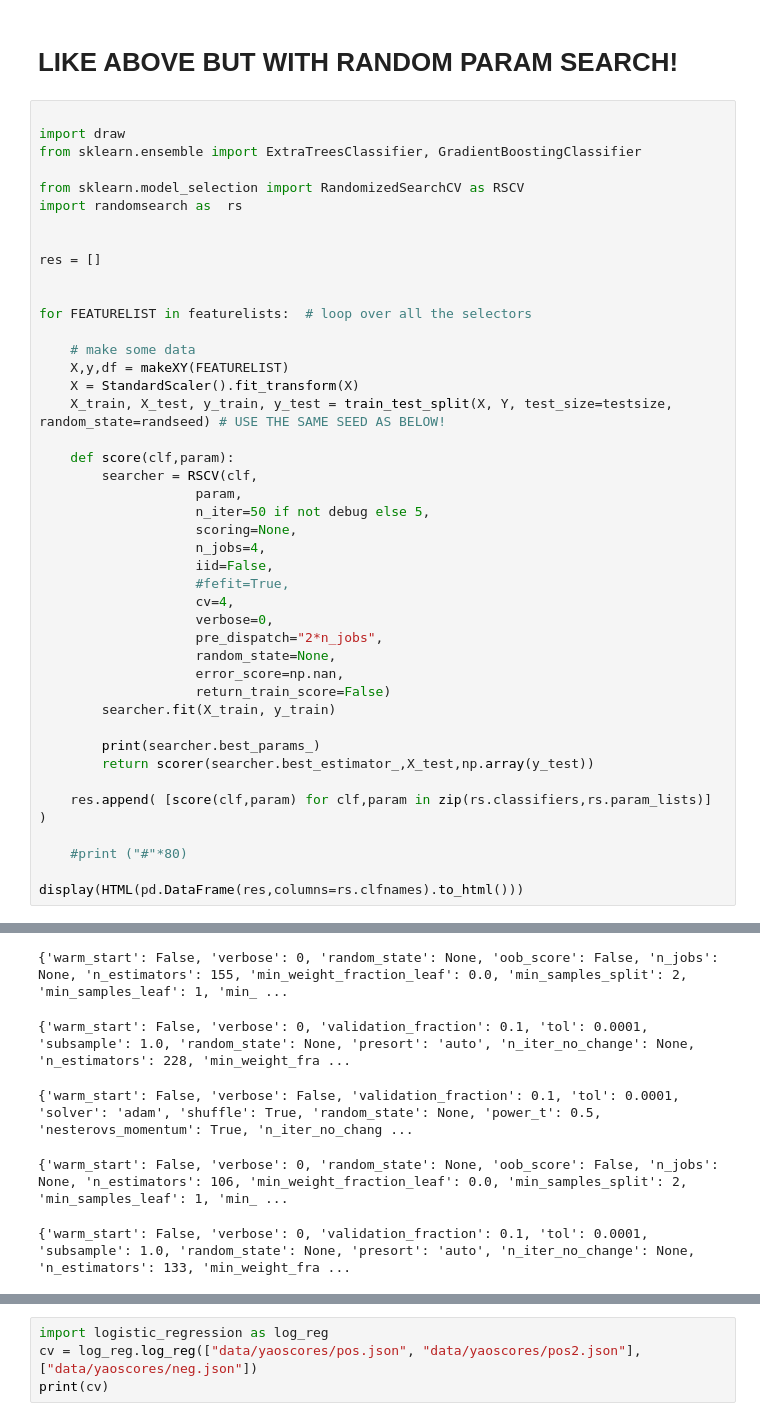
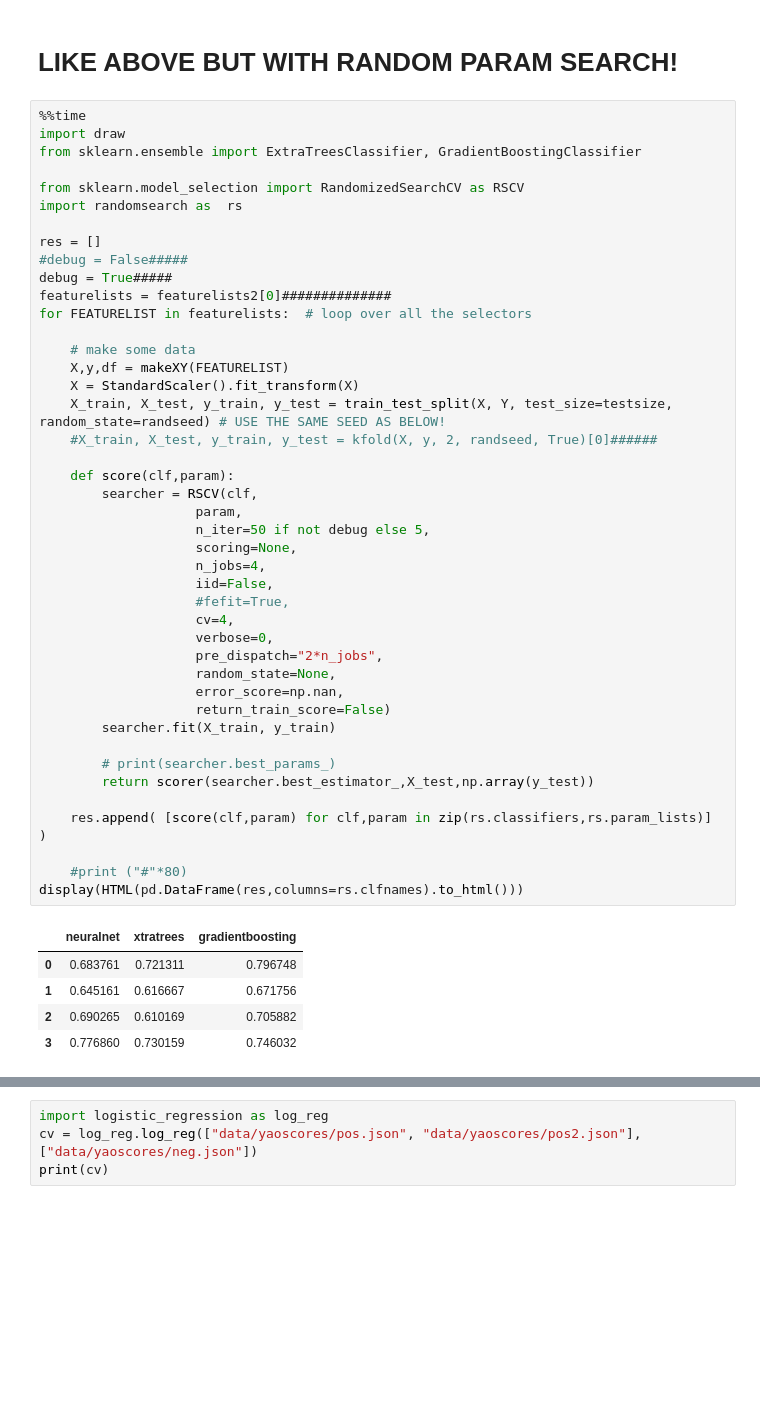
Before and after one commit to smautner/pig, a Jupyter notebook: improvedML.ipynb, the cells around one changed output, grey strips where cells are left out. Saved outputs shown, nothing was run; the diff lists cells and outputs as text; blank space fills up the shorter version.

```diff
--- a/improvedML.ipynb
+++ b/improvedML.ipynb
@@ -256,46 +245,51 @@ display(HTML(pd.DataFrame(res,columns=names).to_html()))
 # %% [markdown]
 # LIKE ABOVE BUT WITH RANDOM PARAM SEARCH!
 # %%
-
+%%time
 import draw
 from sklearn.ensemble import ExtraTreesClassifier, GradientBoostingClassifier
 
 from sklearn.model_selection import RandomizedSearchCV as RSCV
 import randomsearch as  rs
 
-
 res = []
-
-
+#debug = False#####
+debug = True#####
+featurelists = featurelists2[0]##############
 for FEATURELIST in featurelists:  # loop over all the selectors
 
     # make some data
     X,y,df = makeXY(FEATURELIST)
     X = StandardScaler().fit_transform(X)
     X_train, X_test, y_train, y_test = train_test_split(X, Y, test_size=testsize, random_state=randseed) # USE THE SAME SEED AS BELOW!
+    #X_train, X_test, y_train, y_test = kfold(X, y, 2, randseed, True)[0]######
 
     def score(clf,param):
         searcher = RSCV(clf,
                     param,
                     n_iter=50 if not debug else 5,
                     scoring=None,
                     n_jobs=4,
                     iid=False,
                     #fefit=True,
                     cv=4,
                     verbose=0,
                     pre_dispatch="2*n_jobs",
                     random_state=None,
                     error_score=np.nan,
                     return_train_score=False)
         searcher.fit(X_train, y_train)
 
-        print(searcher.best_params_)
+        # print(searcher.best_params_)
         return scorer(searcher.best_estimator_,X_test,np.array(y_test))
 
     res.append( [score(clf,param) for clf,param in zip(rs.classifiers,rs.param_lists)] )
 
     #print ("#"*80)
-
 display(HTML(pd.DataFrame(res,columns=rs.clfnames).to_html()))
 # %% [output]
+|  | neuralnet | xtratrees | gradientboosting |
+| 0 | 0.683761 | 0.721311 | 0.796748 |
+| 1 | 0.645161 | 0.616667 | 0.671756 |
+| 2 | 0.690265 | 0.610169 | 0.705882 |
+| 3 | 0.776860 | 0.730159 | 0.746032 |
@@ -303,5 +296,0 @@ display(HTML(pd.DataFrame(res,columns=rs.clfnames).to_html()))
-{'warm_start': False, 'verbose': 0, 'random_state': None, 'oob_score': False, 'n_jobs': None, 'n_estimators': 155, 'min_weight_fraction_leaf': 0.0, 'min_samples_split': 2, 'min_samples_leaf': 1, 'min_ ...
-{'warm_start': False, 'verbose': 0, 'validation_fraction': 0.1, 'tol': 0.0001, 'subsample': 1.0, 'random_state': None, 'presort': 'auto', 'n_iter_no_change': None, 'n_estimators': 228, 'min_weight_fra ...
-{'warm_start': False, 'verbose': False, 'validation_fraction': 0.1, 'tol': 0.0001, 'solver': 'adam', 'shuffle': True, 'random_state': None, 'power_t': 0.5, 'nesterovs_momentum': True, 'n_iter_no_chang ...
-{'warm_start': False, 'verbose': 0, 'random_state': None, 'oob_score': False, 'n_jobs': None, 'n_estimators': 106, 'min_weight_fraction_leaf': 0.0, 'min_samples_split': 2, 'min_samples_leaf': 1, 'min_ ...
-{'warm_start': False, 'verbose': 0, 'validation_fraction': 0.1, 'tol': 0.0001, 'subsample': 1.0, 'random_state': None, 'presort': 'auto', 'n_iter_no_change': None, 'n_estimators': 133, 'min_weight_fra ...
```
Also changed, not shown: parts of 5 cells of this notebook, 3 other files.
